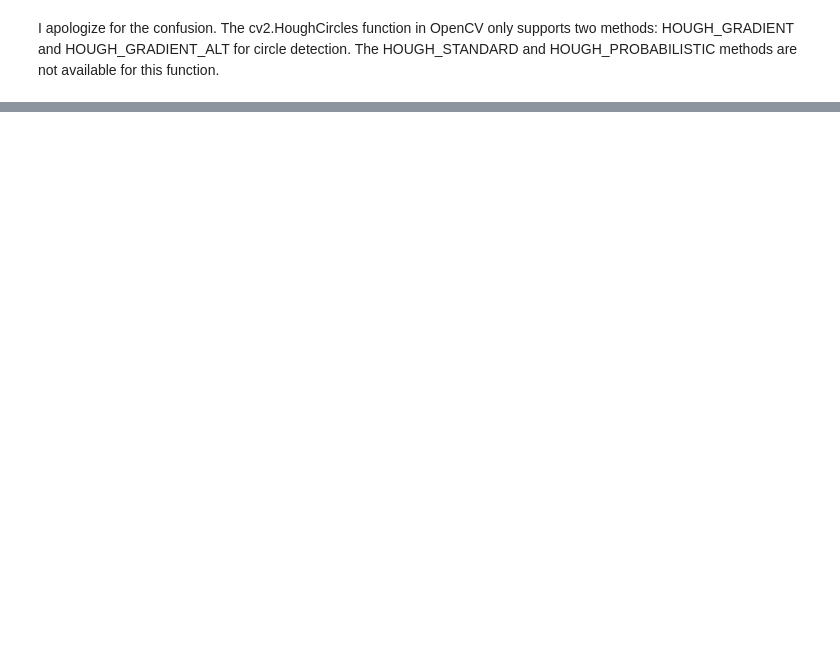
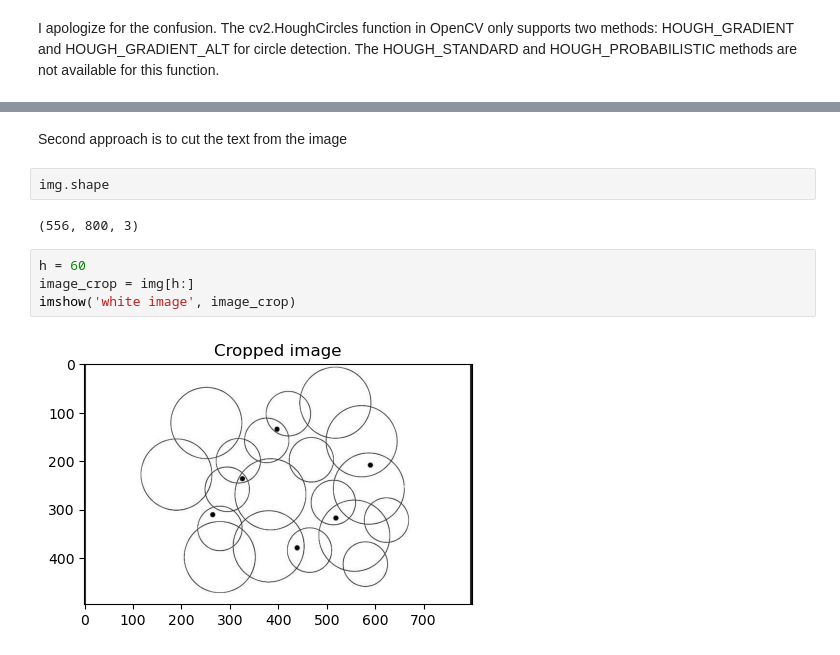
Before and after one commit to Miks007/Public-projects, a Jupyter notebook: Find circles with dots/code.ipynb, the cells around one changed output, grey strips where cells are left out. Cells and saved outputs as stored; diff of their text form; blank space fills up the shorter version.

```diff
--- a/Find circles with dots/code.ipynb
+++ b/Find circles with dots/code.ipynb
@@ -324,0 +162,12 @@ cv2.destroyAllWindows()
+# %% [markdown]
+Second approach is to cut the text from the image
+# %%
+img.shape
+# %% [output]
+(556, 800, 3)
+# %%
+h = 60
+image_crop = img[h:]
+imshow('white image', image_crop)
+# %% [output]
+[figure, added]
```
Also changed, not shown: parts of 27 cells of this notebook.
